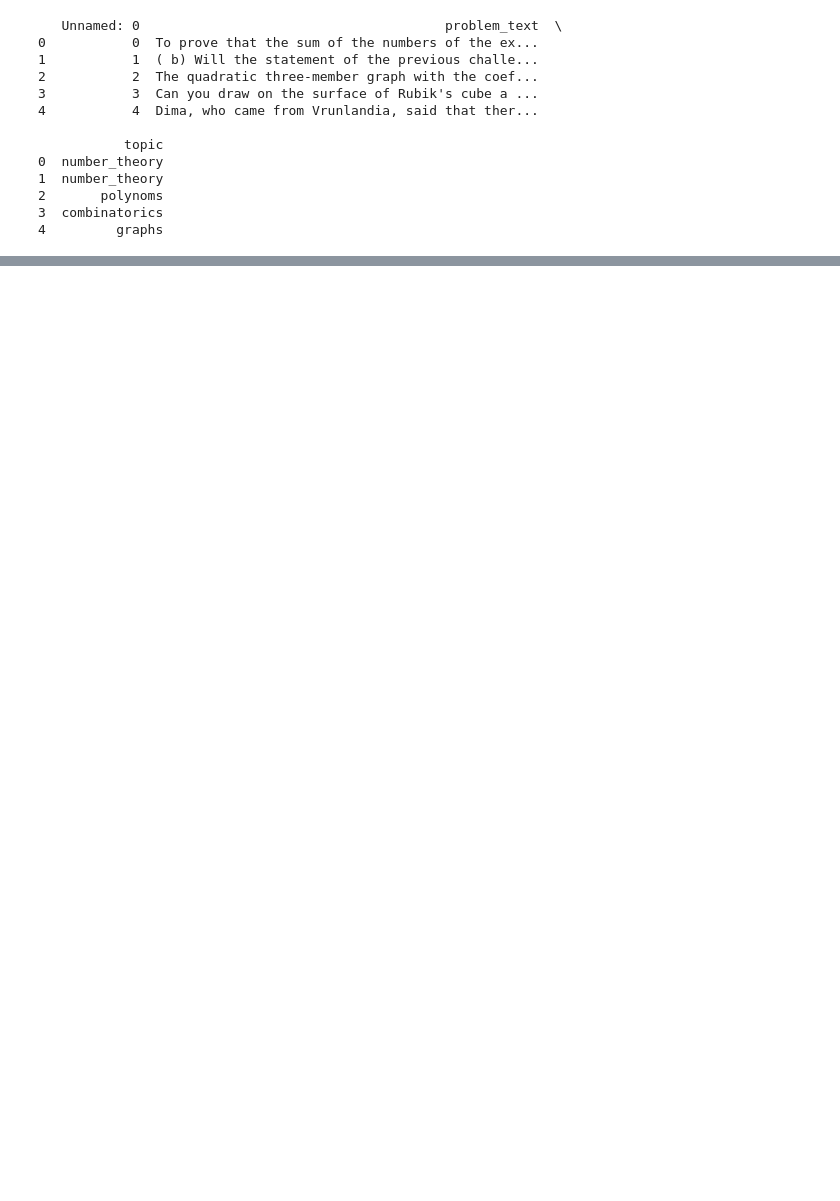
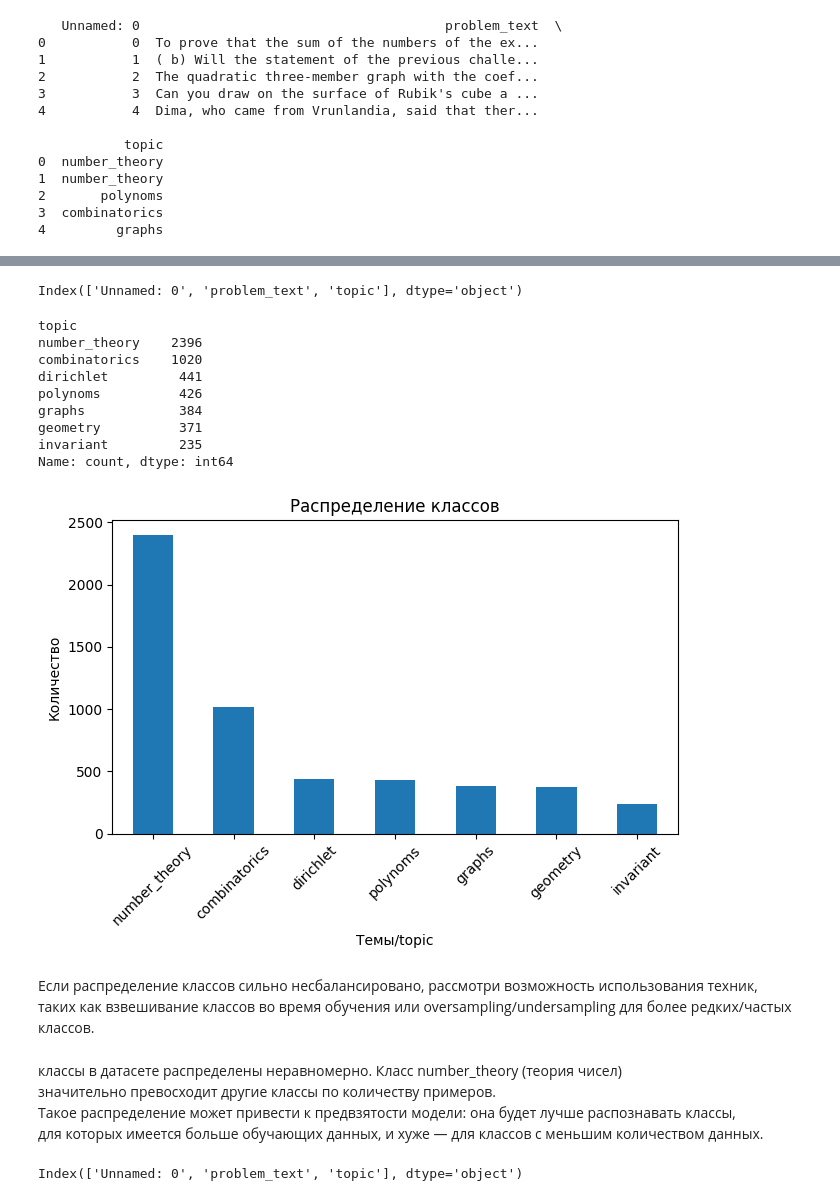
Before and after one commit to syurakshinps/MLDL, a Jupyter notebook: notebook25d0a35e1a.ipynb, the cells around one changed output, grey strips where cells are left out. Saved outputs shown, nothing was run; the diff lists cells and outputs as text; code cells hidden in the pictures; blank space fills up the shorter version.

```diff
--- a/notebook25d0a35e1a.ipynb
+++ b/notebook25d0a35e1a.ipynb
@@ -54,0 +58,46 @@ print(data.head())
+# %%
+print(data.columns)
+# %% [output]
+Index(['Unnamed: 0', 'problem_text', 'topic'], dtype='object')
+# %%
+import matplotlib.pyplot as plt
+
+# Предполагая, что у тебя есть колонка 'theme' для тем в твоем DataFrame 'data'
+class_counts = data['topic'].value_counts()
+
+# Выведем количество данных по каждой теме
+print(class_counts)
+
+# Построим график распределения классов
+class_counts.plot(kind='bar')
+plt.title('Распределение классов')
+plt.xlabel('Темы/topic')
+plt.xticks(rotation=45)
+plt.tight_layout()
+plt.ylabel('Количество')
+plt.show()
+# %% [output]
+topic
+number_theory    2396
+combinatorics    1020
+dirichlet         441
+polynoms          426
+graphs            384
+geometry          371
+invariant         235
+Name: count, dtype: int64
+[figure, added]
+# %% [markdown]
+Если распределение классов сильно несбалансировано, рассмотри возможность использования техник,
+таких как взвешивание классов во время обучения или oversampling/undersampling для более редких/частых классов.
+# %% [markdown]
+классы в датасете распределены неравномерно. Класс number_theory (теория чисел)
+значительно превосходит другие классы по количеству примеров.
+Такое распределение может привести к предвзятости модели: она будет лучше распознавать классы,
+для которых имеется больше обучающих данных, и хуже — для классов с меньшим количеством данных.
+# %%
+В случае текстовых данных, oversampling с аугментацией текста обычно
+является хорошим выбором. Нужно стремиться сохранить как можно больше информации
+в обучающем наборе, одновременно стремясь к его сбалансированности.
+# %% [output]
+Index(['Unnamed: 0', 'problem_text', 'topic'], dtype='object')
```
Also changed, not shown: parts of 3 cells of this notebook.
